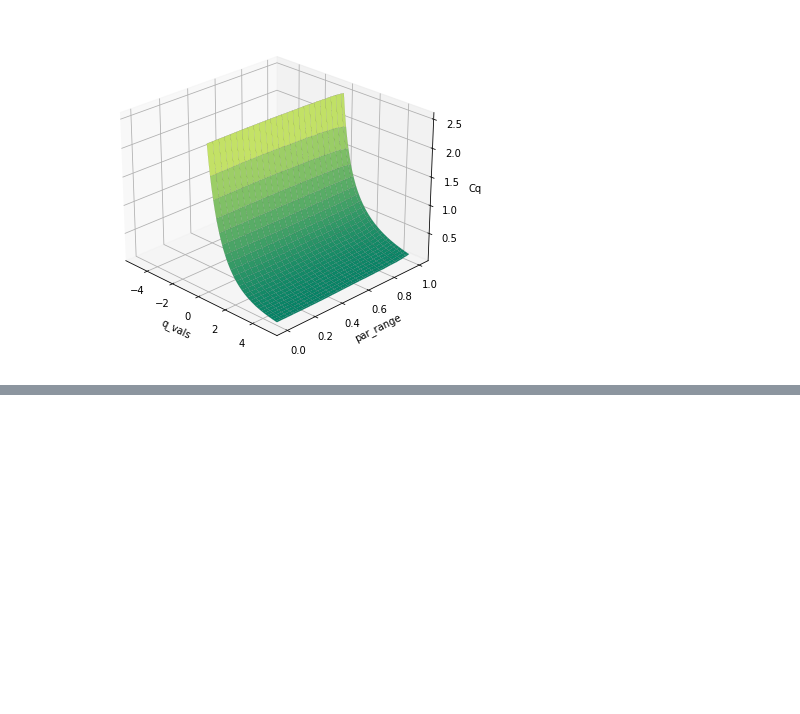
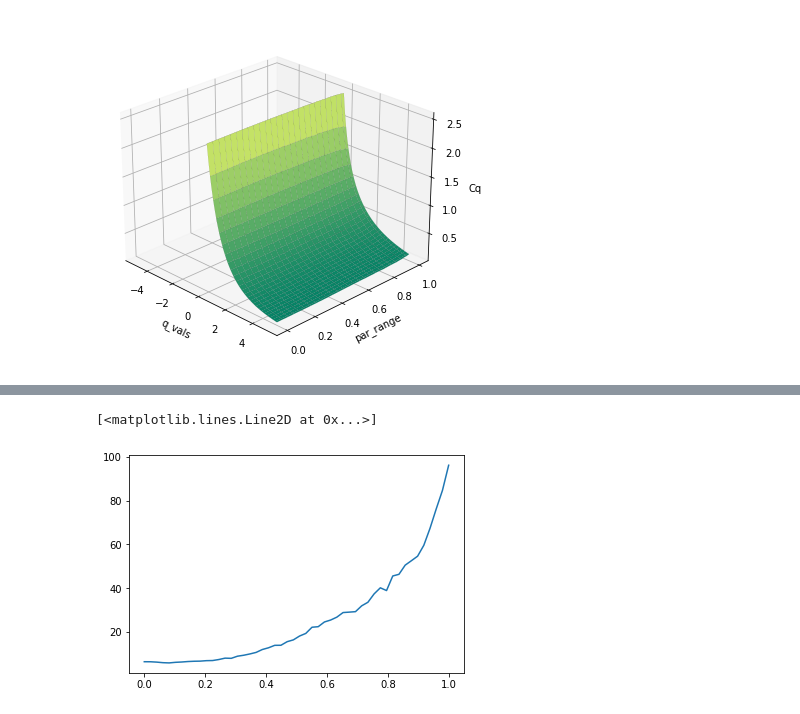
Before and after one commit to charelF/ComplexSystems, a Jupyter notebook: code/charel/3DAlex.ipynb, the cells around one changed output, grey strips where cells are left out. Cells and saved outputs as stored; diff of their text form; code cells hidden in the pictures; blank space fills up the shorter version.

```diff
--- a/code/charel/3DAlex.ipynb
+++ b/code/charel/3DAlex.ipynb
@@ -136,0 +133,7 @@ plt.show()
+# %%
+crashes = np.load("../../data/PHASE/crashes.npy")
+mc = np.mean(crashes, axis=1)
+plt.plot(par_range, mc)
+# %% [output]
+[<matplotlib.lines.Line2D at 0x...>]
+[figure, added]
```
Also changed, not shown: parts of 4 cells of this notebook, 2 other files.
